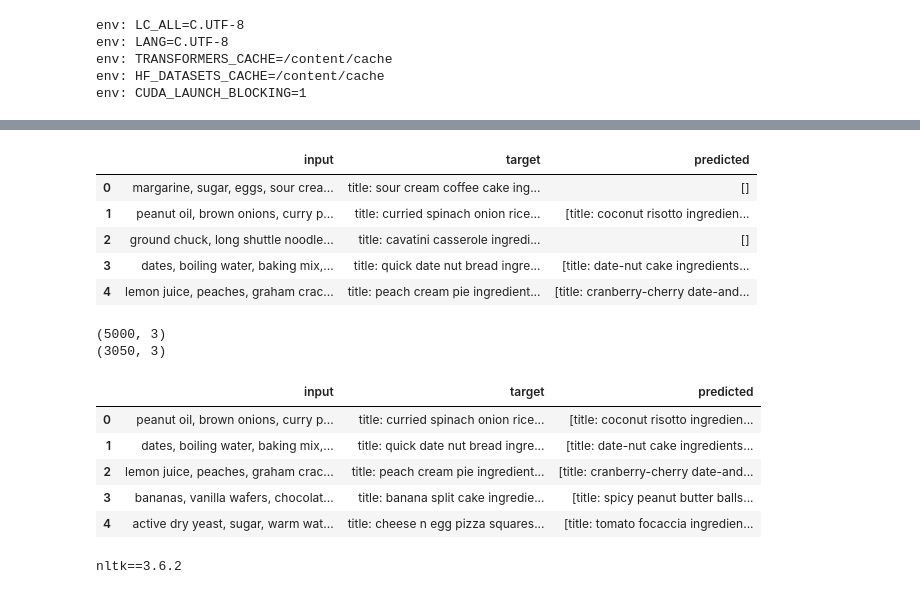
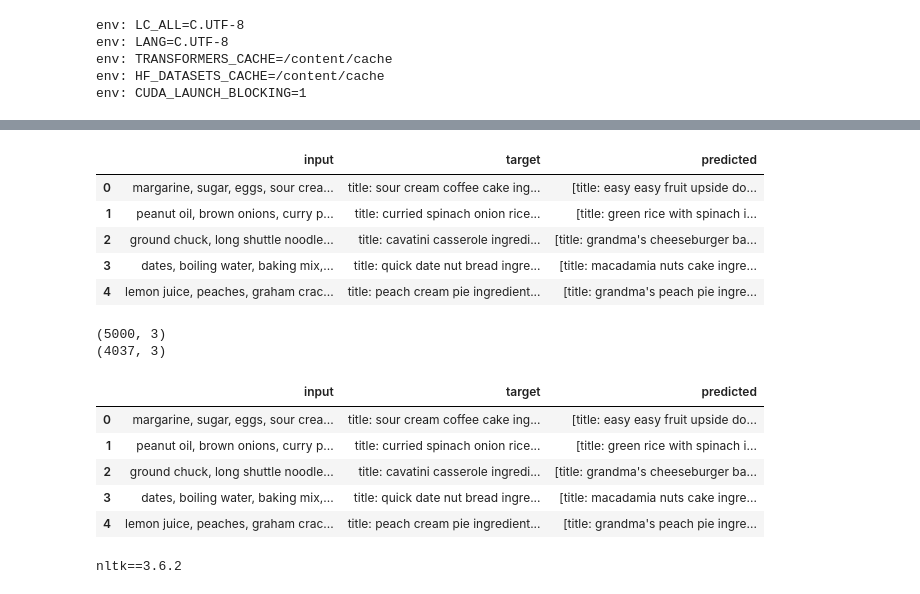
Before and after one commit to GaneshAdimalupu/ai-recipe-generator-image-ingrediants, a Jupyter notebook: eval/RecipeNLG_Evaluation.ipynb, the cells around one changed output, grey strips where cells are left out. Cells and saved outputs as stored; diff of their text form; code cells hidden in the pictures.

```diff
--- a/eval/RecipeNLG_Evaluation.ipynb
+++ b/eval/RecipeNLG_Evaluation.ipynb
@@ -192,32 +205,32 @@ for i in tqdm(range(len(result)), position=0):
     })
 
 df = pd.DataFrame(df_list)
-df.to_json("/content/predicted.json")
+df.to_json("../eval/content1/predicted.json")
 df.head()
 # %% [output]
 |  | input | target | predicted |
-| 0 | margarine, sugar, eggs, sour crea... | title: sour cream coffee cake ing... | [] |
-| 1 | peanut oil, brown onions, curry p... | title: curried spinach onion rice... | [title: coconut risotto ingredien... |
-| 2 | ground chuck, long shuttle noodle... | title: cavatini casserole ingredi... | [] |
-| 3 | dates, boiling water, baking mix,... | title: quick date nut bread ingre... | [title: date-nut cake ingredients... |
-| 4 | lemon juice, peaches, graham crac... | title: peach cream pie ingredient... | [title: cranberry-cherry date-and... |
+| 0 | margarine, sugar, eggs, sour crea... | title: sour cream coffee cake ing... | [title: easy easy fruit upside do... |
+| 1 | peanut oil, brown onions, curry p... | title: curried spinach onion rice... | [title: green rice with spinach i... |
+| 2 | ground chuck, long shuttle noodle... | title: cavatini casserole ingredi... | [title: grandma's cheeseburger ba... |
+| 3 | dates, boiling water, baking mix,... | title: quick date nut bread ingre... | [title: macadamia nuts cake ingre... |
+| 4 | lemon juice, peaches, graham crac... | title: peach cream pie ingredient... | [title: grandma's peach pie ingre... |
 # %%
-df = pd.read_json("/content/predicted.json")
+df = pd.read_json("../eval/content1/predicted.json")
 print(df.shape)
 df["predicted"] = df["predicted"].apply(lambda t: t if len(t) > 0 else None)
 df = df.dropna()
 df = df.reset_index(drop=True)
 print(df.shape)
 df.head()
 # %% [output]
 (5000, 3)
-(3050, 3)
+(4037, 3)
 |  | input | target | predicted |
-| 0 | peanut oil, brown onions, curry p... | title: curried spinach onion rice... | [title: coconut risotto ingredien... |
-| 1 | dates, boiling water, baking mix,... | title: quick date nut bread ingre... | [title: date-nut cake ingredients... |
-| 2 | lemon juice, peaches, graham crac... | title: peach cream pie ingredient... | [title: cranberry-cherry date-and... |
-| 3 | bananas, vanilla wafers, chocolat... | title: banana split cake ingredie... | [title: spicy peanut butter balls... |
-| 4 | active dry yeast, sugar, warm wat... | title: cheese n egg pizza squares... | [title: tomato focaccia ingredien... |
+| 0 | margarine, sugar, eggs, sour crea... | title: sour cream coffee cake ing... | [title: easy easy fruit upside do... |
+| 1 | peanut oil, brown onions, curry p... | title: curried spinach onion rice... | [title: green rice with spinach i... |
+| 2 | ground chuck, long shuttle noodle... | title: cavatini casserole ingredi... | [title: grandma's cheeseburger ba... |
+| 3 | dates, boiling water, baking mix,... | title: quick date nut bread ingre... | [title: macadamia nuts cake ingre... |
+| 4 | lemon juice, peaches, graham crac... | title: peach cream pie ingredient... | [title: grandma's peach pie ingre... |
 # %%
 !pip freeze | grep nltk
 # %% [output]
```
Also changed, not shown: parts of 31 cells of this notebook, 8 other files.
